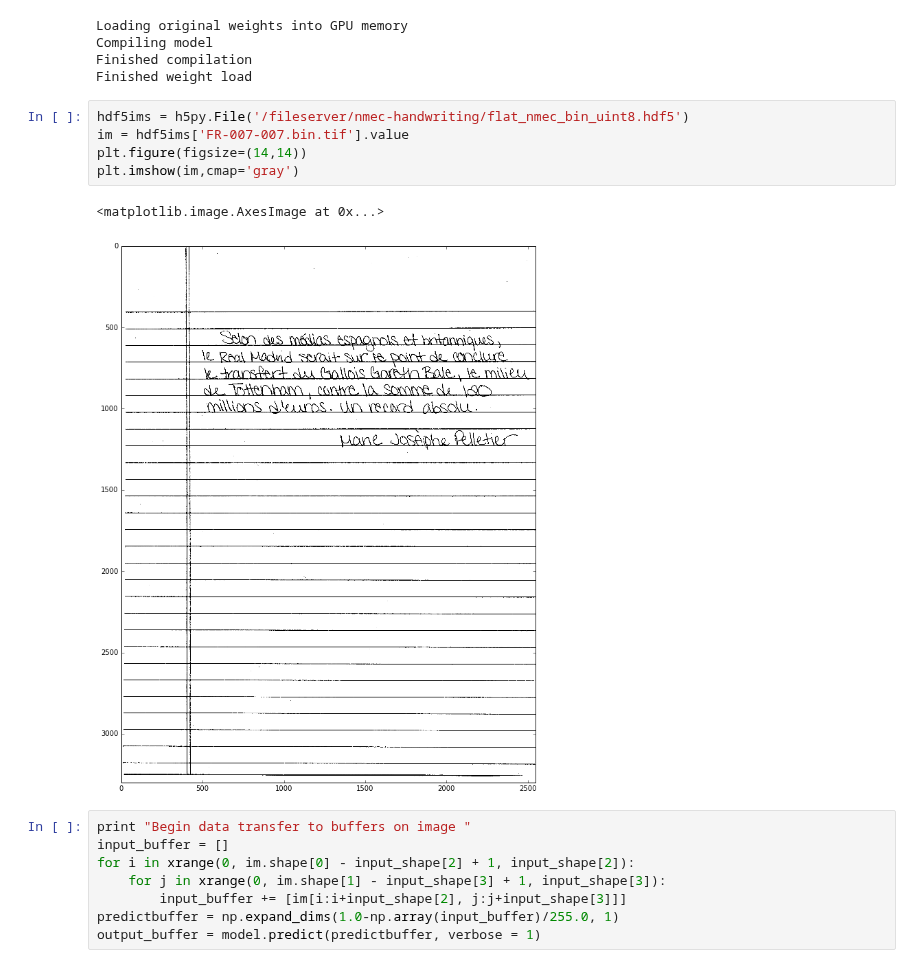
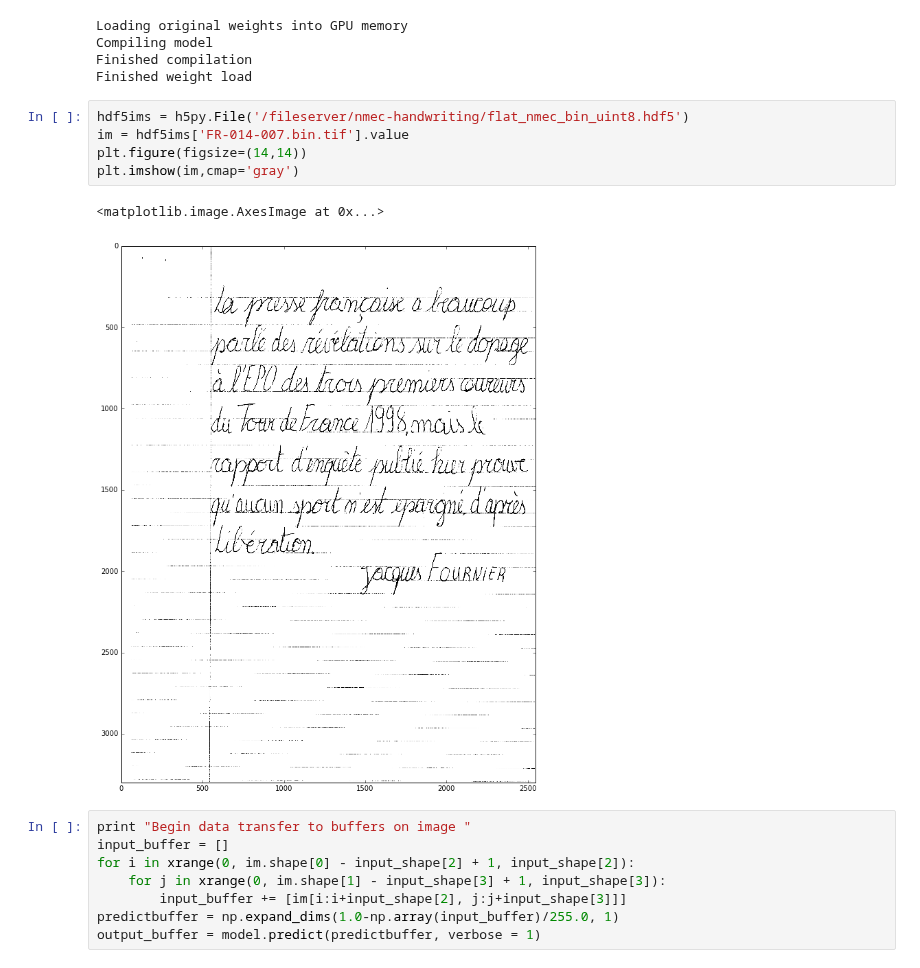
Before and after one commit to Lab41/d-script, a Jupyter notebook: inference2d/denoise-fullim.ipynb, the cells around one changed output. Saved outputs shown, nothing was run; the diff lists cells and outputs as text.

```diff
--- a/inference2d/denoise-fullim.ipynb
+++ b/inference2d/denoise-fullim.ipynb
@@ -52,12 +52,12 @@ Finished compilation
 Finished weight load
 # %%
 hdf5ims = h5py.File('/fileserver/nmec-handwriting/flat_nmec_bin_uint8.hdf5')
-im = hdf5ims['FR-007-007.bin.tif'].value
+im = hdf5ims['FR-014-007.bin.tif'].value
 plt.figure(figsize=(14,14))
 plt.imshow(im,cmap='gray')
 # %% [output]
 <matplotlib.image.AxesImage at 0x...>
-[figure, old version]
+[figure, new version]
 # %%
 print "Begin data transfer to buffers on image "
 input_buffer = []
```
Also changed, not shown: parts of 2 cells of this notebook, 6 other files.
